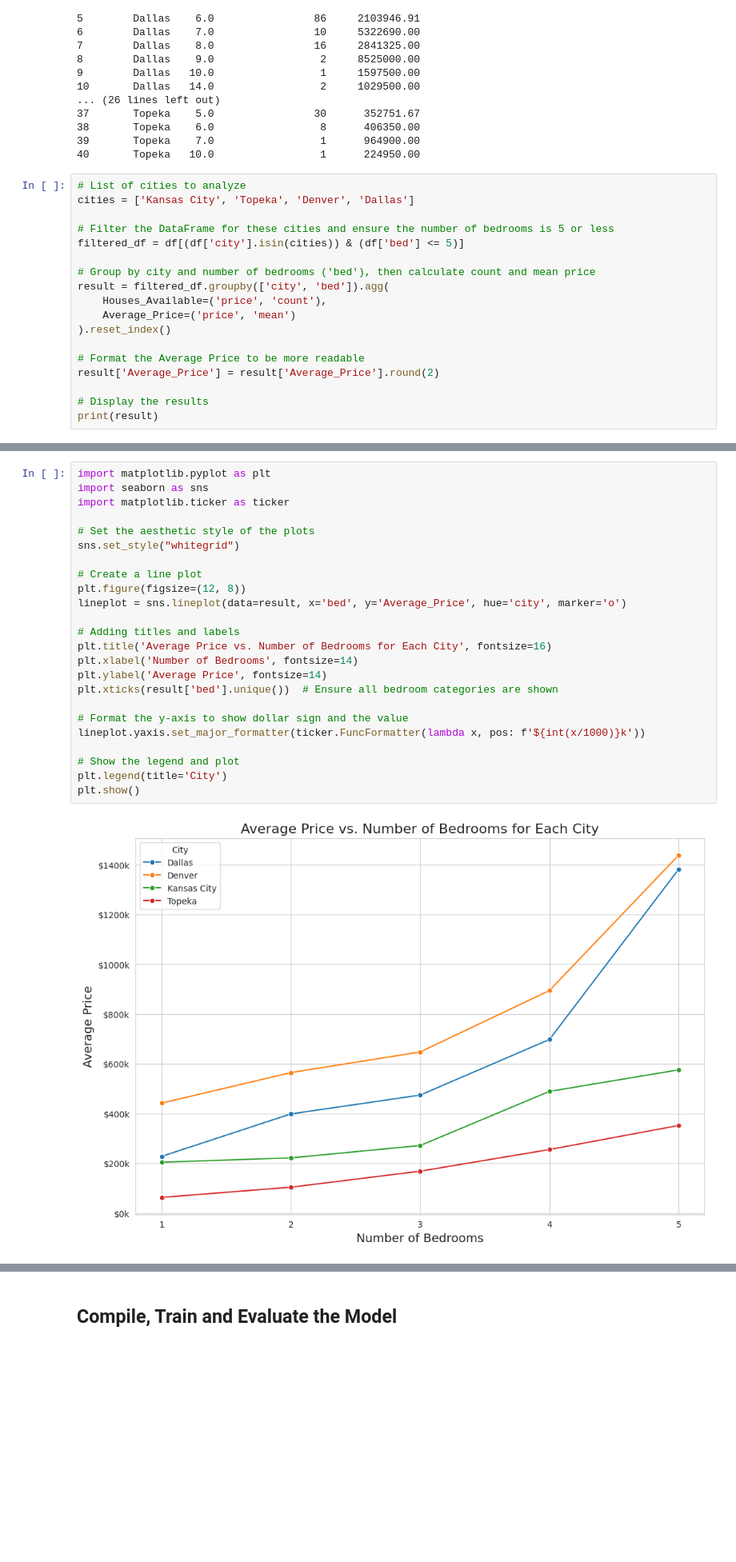
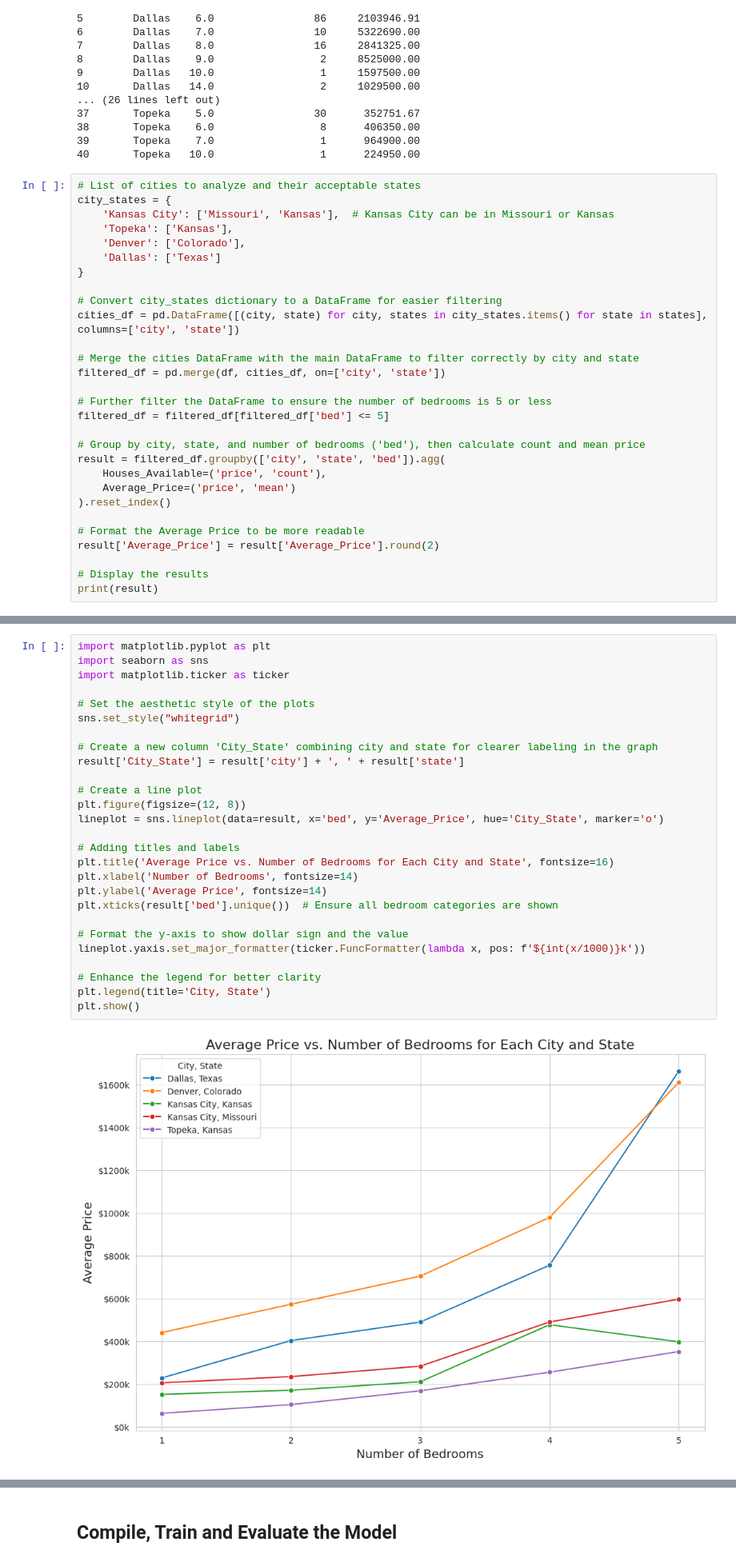
Before and after one commit to gthom73/MLIntegration_project4_group2, a Jupyter notebook: Project_4.ipynb, the cells around one changed output, grey strips where cells are left out. Shown: that part at 80% size. Cells and saved outputs as stored; diff of their text form; blank space fills up the shorter version.

```diff
--- a/Project_4.ipynb
+++ b/Project_4.ipynb
@@ -125,14 +134,25 @@ print(result)
 39       Topeka    7.0                 1      964900.00
 40       Topeka   10.0                 1      224950.00
 # %%
-# List of cities to analyze
-cities = ['Kansas City', 'Topeka', 'Denver', 'Dallas']
+# List of cities to analyze and their acceptable states
+city_states = {
+    'Kansas City': ['Missouri', 'Kansas'],  # Kansas City can be in Missouri or Kansas
+    'Topeka': ['Kansas'],
+    'Denver': ['Colorado'],
+    'Dallas': ['Texas']
+}
 
-# Filter the DataFrame for these cities and ensure the number of bedrooms is 5 or less
-filtered_df = df[(df['city'].isin(cities)) & (df['bed'] <= 5)]
+# Convert city_states dictionary to a DataFrame for easier filtering
+cities_df = pd.DataFrame([(city, state) for city, states in city_states.items() for state in states], columns=['city', 'state'])
 
-# Group by city and number of bedrooms ('bed'), then calculate count and mean price
-result = filtered_df.groupby(['city', 'bed']).agg(
+# Merge the cities DataFrame with the main DataFrame to filter correctly by city and state
+filtered_df = pd.merge(df, cities_df, on=['city', 'state'])
+
+# Further filter the DataFrame to ensure the number of bedrooms is 5 or less
+filtered_df = filtered_df[filtered_df['bed'] <= 5]
+
+# Group by city, state, and number of bedrooms ('bed'), then calculate count and mean price
+result = filtered_df.groupby(['city', 'state', 'bed']).agg(
     Houses_Available=('price', 'count'),
     Average_Price=('price', 'mean')
 ).reset_index()
@@ -163,26 +183,29 @@ print(result)
 # %%
 import matplotlib.pyplot as plt
 import seaborn as sns
 import matplotlib.ticker as ticker
 
 # Set the aesthetic style of the plots
 sns.set_style("whitegrid")
 
+# Create a new column 'City_State' combining city and state for clearer labeling in the graph
+result['City_State'] = result['city'] + ', ' + result['state']
+
 # Create a line plot
 plt.figure(figsize=(12, 8))
-lineplot = sns.lineplot(data=result, x='bed', y='Average_Price', hue='city', marker='o')
+lineplot = sns.lineplot(data=result, x='bed', y='Average_Price', hue='City_State', marker='o')
 
 # Adding titles and labels
-plt.title('Average Price vs. Number of Bedrooms for Each City', fontsize=16)
+plt.title('Average Price vs. Number of Bedrooms for Each City and State', fontsize=16)
 plt.xlabel('Number of Bedrooms', fontsize=14)
 plt.ylabel('Average Price', fontsize=14)
 plt.xticks(result['bed'].unique())  # Ensure all bedroom categories are shown
 
 # Format the y-axis to show dollar sign and the value
 lineplot.yaxis.set_major_formatter(ticker.FuncFormatter(lambda x, pos: f'${int(x/1000)}k'))
 
-# Show the legend and plot
-plt.legend(title='City')
+# Enhance the legend for better clarity
+plt.legend(title='City, State')
 plt.show()
 # %% [output]
-[figure, old version]
+[figure, new version]
```
Also changed, not shown: parts of 18 cells of this notebook.
